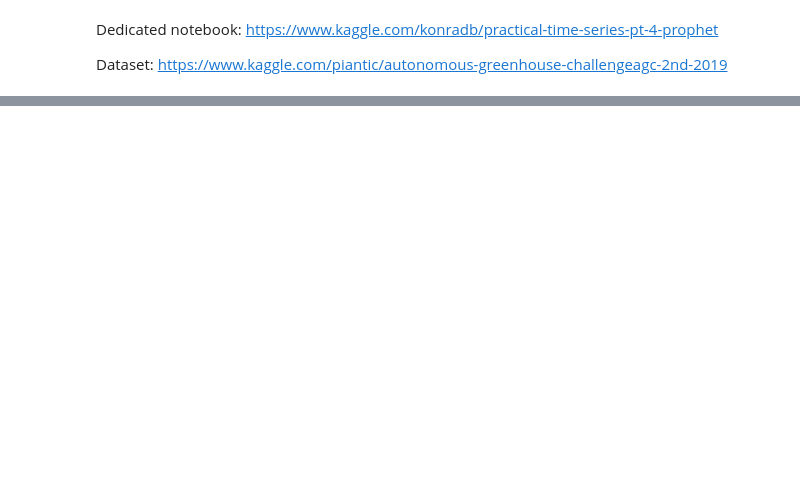
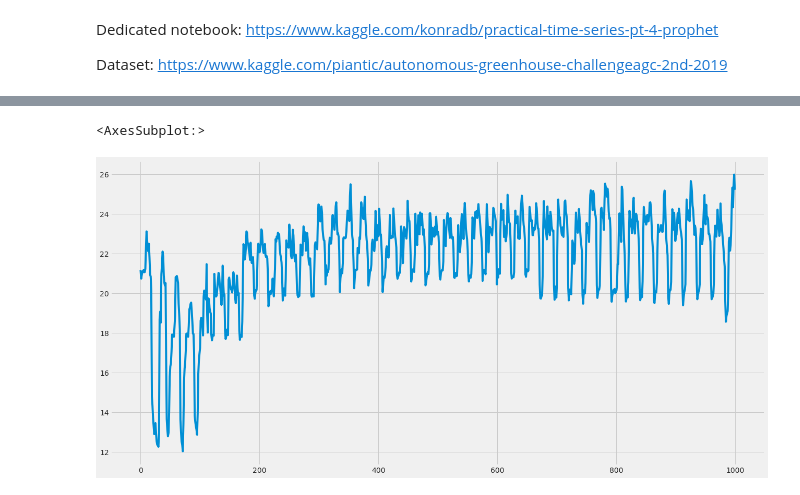
Before and after one commit to joseporiolayats/data-exercises, a Jupyter notebook: TimeSeries/TS-1.ipynb, the cells around one changed output, grey strips where cells are left out. Drawn from its saved outputs; the diff is of its cells as text; code cells hidden in the pictures; blank space fills up the shorter version.

```diff
--- a/TimeSeries/TS-1.ipynb
+++ b/TimeSeries/TS-1.ipynb
@@ -179,0 +177,4 @@ Operation aborted.  Exiting.
+# %%
+xdat.rename(columns={"%time": "time"}, inplace=True)
+xdat['time'] = pd.to_datetime(xdat['time'], unit = 'D', origin = "1899-12-30")
+xdat.head(3)
@@ -179,0 +187,6 @@ Operation aborted.  Exiting.
+# %%
+list1 = ['time', 'Tair']
+list2 = ['co2_sp', 'dx_sp', 't_rail_min_sp', 't_grow_min_sp', 'assim_sp', 'scr_enrg_sp', 'scr_blck_sp',
+         't_heat_sp', 't_vent_sp', 'window_pos_lee_sp', 'water_sup_intervals_sp_min', 'int_blue_sp', 'int_farred_sp', 'int_white_sp']
+xdat = xdat[list1 + list2]
+xdat.head(3)
@@ -179,0 +198,4 @@ Operation aborted.  Exiting.
+# %%
+xdat2 = xdat.resample('H', on = 'time').mean().reset_index()[list1+list2]
+
+xdat2.head(3)
@@ -179,0 +216,7 @@ Operation aborted.  Exiting.
+# %%
+xdat2.dropna(subset = ['Tair'], inplace = True)
+# %%
+xdat2['Tair'][0:1000].plot()
+# %% [output]
+<AxesSubplot:>
+[figure, added]
```
Also changed, not shown: parts of 19 cells of this notebook.
